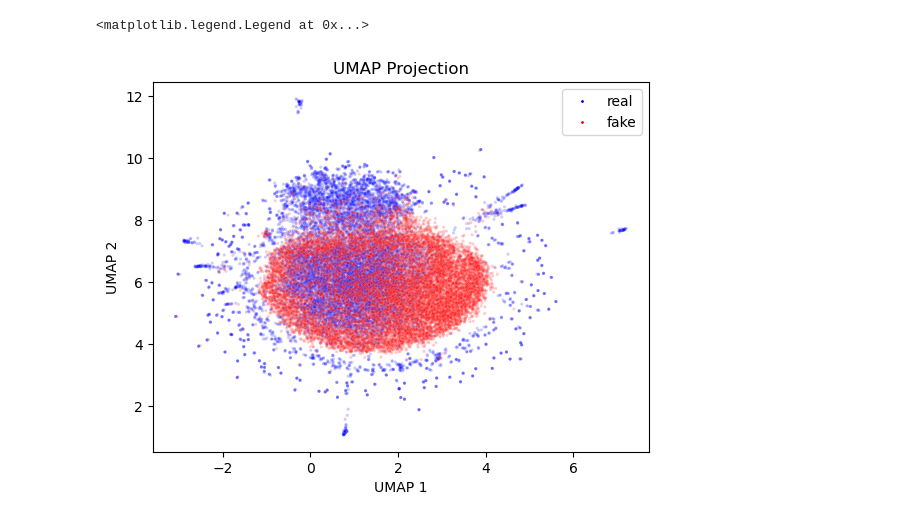
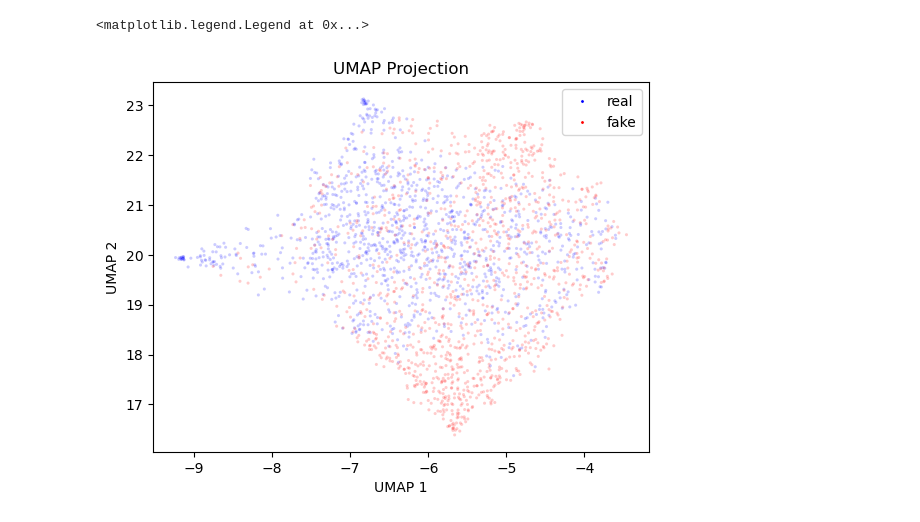
Before and after one commit to Yeganehfrh/EEGModalNet, a Jupyter notebook: notebooks/Data Visualizations.ipynb, the cells around one changed output. Drawn from its saved outputs; the diff is of its cells as text; code cells hidden in the pictures.

Commit message:
update data used for UMAP visualization

```diff
--- a/notebooks/Data Visualizations.ipynb
+++ b/notebooks/Data Visualizations.ipynb
@@ -20,0 +125,24 @@ x = torch.cat([x_real, x_fake], dim=0).float()
+# %%
+# Data Parameters
+TIME_DIM = 512
+N_SUBJECTS = 10
+CHANNELS = ['O1', 'O2', 'P1', 'P2', 'C1', 'C2', 'F1', 'F2']
+LATENT_DIM = 128
+
+# real data
+x, sub, state, _ = open_real_data(
+    eeg_data_path='data/LEMON_DATA/EC_ch-8_sf-128.nc5',
+    channels=CHANNELS,
+    n_subjects=N_SUBJECTS,
+    time_dim=TIME_DIM,
+    condition='EC'
+)
+
+# fake data
+
+CHECKPOINTS_PATH = 'logs/eo/20260302_v2_best_gloss.model.keras'
+
+model = keras.saving.load_model(CHECKPOINTS_PATH, custom_objects={'FiLMGAN': FiLMGAN}, compile=False)
+
+with torch.no_grad():
+     x_gen = generate_data(model, x, sub, state, N_SUBJECTS, latent_dim=LATENT_DIM, use_random_sub=False).cpu()
@@ -21,3 +155,5 @@ x = torch.cat([x_real, x_fake], dim=0).float()
+# %%
+fake_real = torch.concat([x.flatten(1), x_gen.flatten(1)], dim=0)
 # %%
 # PCA
 
@@ -26,12 +162,12 @@ pipe = make_pipeline(
     PCA(n_components=2),
 )
 
-x_pca = pipe.fit_transform(x.numpy())
+x_pca = pipe.fit_transform(fake_real.numpy())
 
 g = sns.scatterplot(
     x=x_pca[:, 0],
     y=x_pca[:, 1],
-    hue=['real'] * len(x_real) + ['fake'] * len(x_fake),
+    hue=['real'] * len(x) + ['fake'] * len(x_gen),
     palette=['blue', 'red'],
     alpha=0.4,
     s=5,
@@ -51,24 +186,29 @@ x_umap = umapper.fit_transform(x.numpy())
 # %%
 # UMAP Viz
+fake_real = torch.concat([x.flatten(1), x_gen.flatten(1)], dim=0)
+
+# UMAP
+umapper = UMAP()
+x_umap = umapper.fit_transform(fake_real.numpy())
 
 g = sns.scatterplot(
     x=x_umap[:, 0],
     y=x_umap[:, 1],
-    hue=['real'] * len(x_real) + ['fake'] * len(x_fake),
+    hue=['real'] * len(x) + ['fake'] * len(x_gen),
     palette=['blue', 'red'],
     alpha=0.2,
     s=5,
 )
 
 g.set_title('UMAP Projection')
 g.set_ylabel('UMAP 2')
 g.set_xlabel('UMAP 1')
 
 # change the legend color from 0.1 alpha to 1.0 alpha
 handles, labels = g.get_legend_handles_labels()
 for artist in handles:
     artist.set_alpha(1.0)
 g.legend(handles, labels, loc='upper right')
 # %% [output]
 <matplotlib.legend.Legend at 0x...>
-[figure, old version]
+[figure, new version]
```
Also changed, not shown: parts of 5 cells of this notebook.
